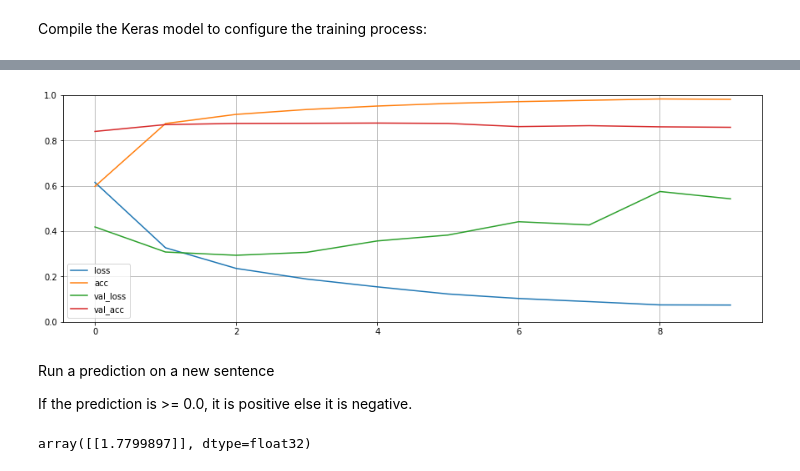
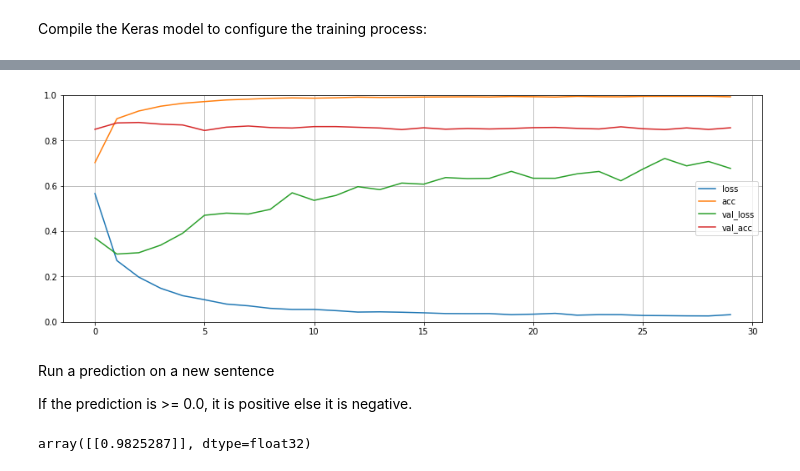
Before and after one commit to tuanlda78202/SAIMDB, a Jupyter notebook: src/dl/dbilstm.ipynb, the cells around one changed output, grey strips where cells are left out. Drawn from its saved outputs; the diff is of its cells as text; code cells hidden in the pictures.

```diff
--- a/src/dl/dbilstm.ipynb
+++ b/src/dl/dbilstm.ipynb
@@ -38,6 +39,5 @@ The IMDB large movie review dataset is a *binary classification* dataset — all
 Download the dataset using [TFDS](https://www.tensorflow.org/datasets). See the [loading text tutorial](https://www.tensorflow.org/tutorials/load_data/text) for details on how to load this sort of data manually.
 # %%
 # Load data
-dataset, info = tfds.load('imdb_reviews', with_info=True,
-                          as_supervised=True)
+dataset, info = tfds.load('imdb_reviews', with_info=True, as_supervised=True)
 train_dataset, test_dataset = dataset['train'], dataset['test']
@@ -338,5 +353,5 @@ The code to implement this is below:
 # %%
-model_bilstm = tf.keras.Sequential([
+model_dbilstm = tf.keras.Sequential([
     encoder,
     tf.keras.layers.Embedding(
         input_dim=len(encoder.get_vocabulary()),
@@ -347,8 +362,7 @@ model_bilstm = tf.keras.Sequential([
     tf.keras.layers.Bidirectional(tf.keras.layers.LSTM(50, return_sequences = True)),
     tf.keras.layers.Bidirectional(tf.keras.layers.LSTM(25)),
     tf.keras.layers.Dense(25, activation='relu'),
-    tf.keras.layers.Dropout(0.5),
-    tf.keras.layers.Dense(1)])
+    tf.keras.layers.Dense(1, activation = "sigmoid")])
 
-model_bilstm.summary()
+model_dbilstm.summary()
 # %% [output]
@@ -396,11 +422,11 @@ Compile the Keras model to configure the training process:
 # %%
 # Compile the model
-model_bilstm.compile(loss=tf.keras.losses.BinaryCrossentropy(from_logits=True),
+model_dbilstm.compile(loss=tf.keras.losses.BinaryCrossentropy(),
               optimizer=tf.keras.optimizers.Adam(1e-4),
               metrics='acc')
 
 # Train the model
-history = model_bilstm.fit(train_dataset, epochs= 10,
+history_dbilstm = model_dbilstm.fit(train_dataset, epochs= 30,
                     validation_data=test_dataset,
                     validation_steps=30)
 # %% [output]
@@ -437,10 +460,12 @@ Test Accuracy: 0.8669999837875366
 # %%
 # Visualization
-pd.DataFrame(history.history).plot(figsize = (15,5))
+import matplotlib.pyplot as plt
+
+pd.DataFrame(history_dbilstm.history).plot(figsize = (15,5))
 plt.grid(True)
 plt.gca().set_ylim(0,1);
 # %% [output]
-[figure, old version]
+[figure, new version]
 # %% [markdown]
 Run a prediction on a new sentence
 
@@ -449,6 +474,6 @@ If the prediction is >= 0.0, it is positive else it is negative.
 sample_text = ('The movie was cool. The animation and the graphics '
                'were out of this world. I would recommend this movie.')
 
-model_bilstm.predict(np.array([sample_text]))
+model_dbilstm.predict(np.array([sample_text]))
 # %% [output]
-array([[1.7799897]], dtype=float32)
+array([[0.9825287]], dtype=float32)
```
Also changed, not shown: parts of 30 cells of this notebook.
